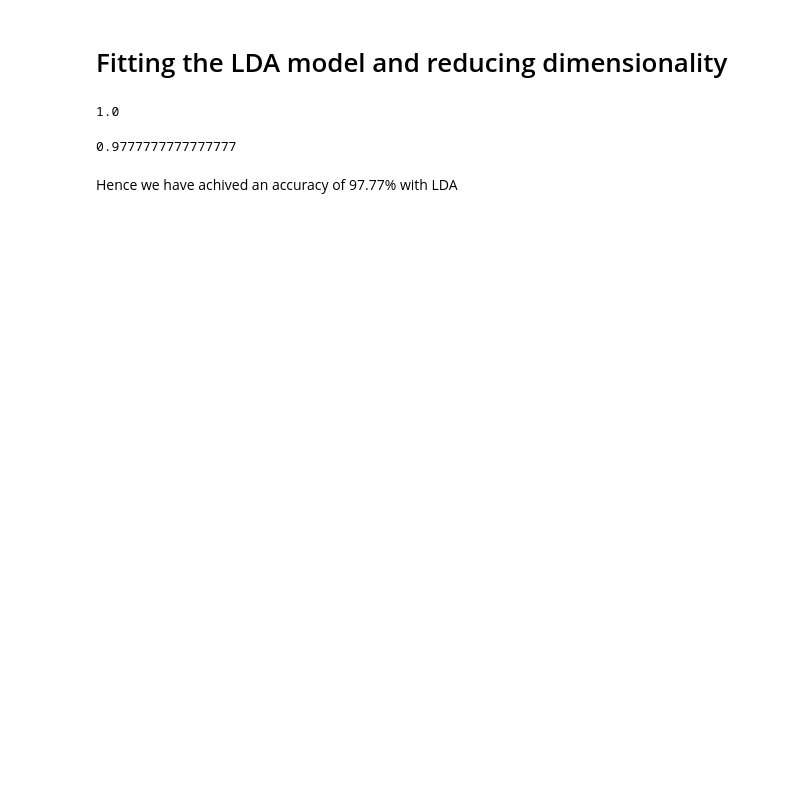
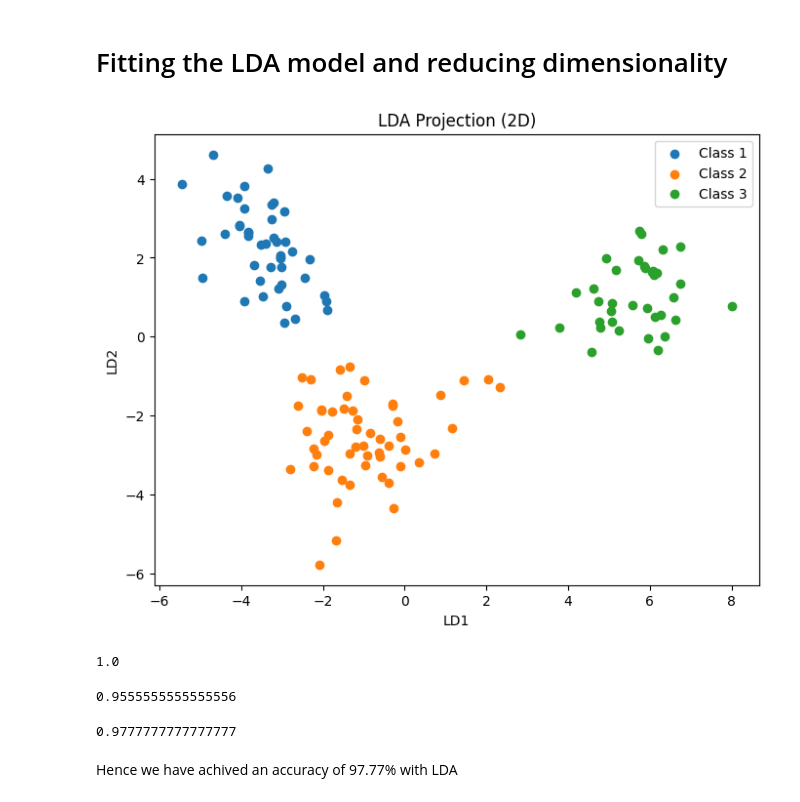
Before and after one commit to mananch1/SEM-6-ML-Lab-Experiments, a Jupyter notebook: Lab 10 LDA/LDA.ipynb, the cells around one changed output. Drawn from its saved outputs; the diff is of its cells as text; code cells hidden in the pictures; blank space fills up the shorter version.

```diff
--- a/Lab 10 LDA/LDA.ipynb
+++ b/Lab 10 LDA/LDA.ipynb
@@ -106,8 +108,29 @@ X = df.drop('Wine_Origin',axis=1)
 lda = LinearDiscriminantAnalysis(n_components=2)
 
 
-X_train,X_test,y_train,y_test = train_test_split(X,y,test_size=.25,random_state=42)
+X_train_orig,X_test,y_train,y_test = train_test_split(X,y,test_size=.25,random_state=42)
 
-X_train = lda.fit_transform(X=X_train,y=y_train)
-X_test = lda.transform(X=X_test)
+scaler = StandardScaler()
+
+X_train_orig = scaler.fit_transform(X_train_orig)
+X_test = scaler.transform(X_test)
+
+X_train = lda.fit_transform(X=X_train_orig,y=y_train)
+X_test_lda = lda.transform(X=X_test)
+# %%
+plt.figure(figsize=(8,6))
+for label in np.unique(y_train):
+    plt.scatter(
+        X_train[y_train == label, 0],
+        X_train[y_train == label, 1],
+        label=f'Class {label}'
+    )
+
+plt.xlabel('LD1')
+plt.ylabel('LD2')
+plt.legend()
+plt.title('LDA Projection (2D)')
+plt.show()
+# %% [output]
+[figure, added]
 # %%
@@ -122,10 +145,15 @@ print(accuracy_score(y_train,y_pred=y_preds))
 # %% [output]
 1.0
 # %%
-y_preds = rf.predict(X_test)
+y_preds = rf.predict(X_test_lda)
 
 print(accuracy_score(y_test,y_pred=y_preds))
 # %% [output]
-0.9777777777777777
+0.9555555555555556
+# %%
+y_preds = lda.predict(X_test)
+print(accuracy_score(y_test,y_preds))
+# %% [output]
+0.9777777777777777
 # %% [markdown]
  Hence we have achived an accuracy of 97.77% with LDA
```
Also changed, not shown: parts of 2 cells of this notebook.
